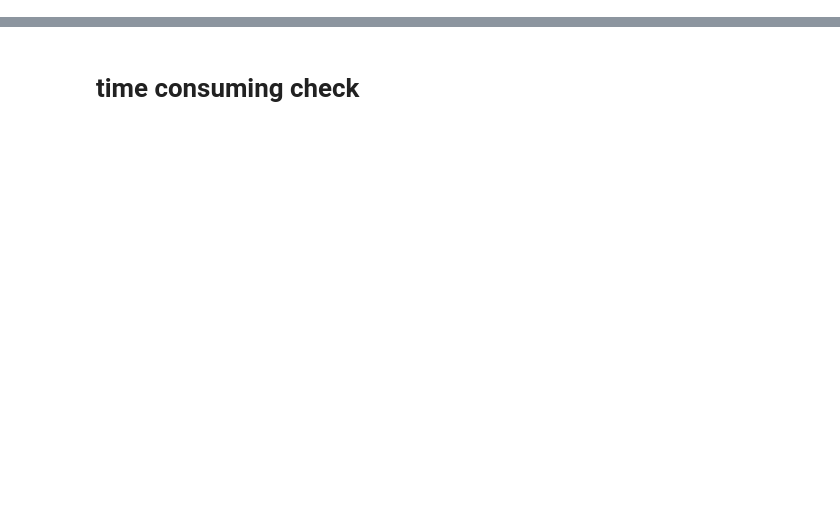
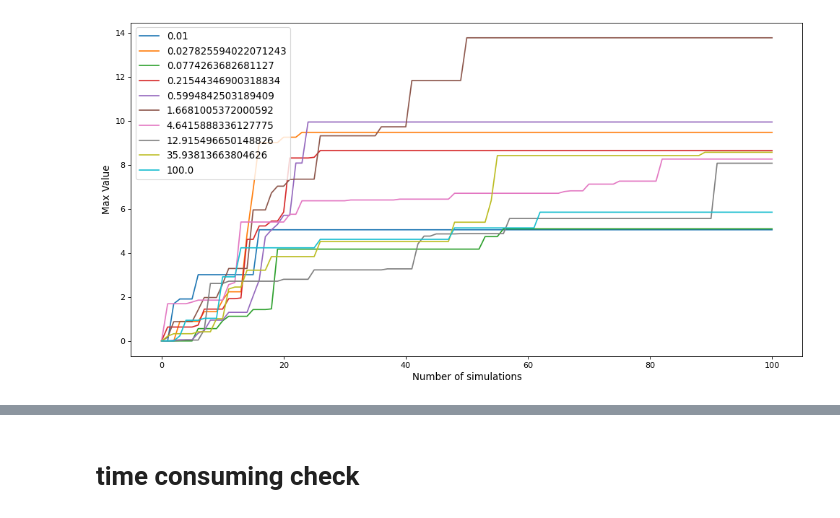
Before and after one commit to juju0111/pytamp, a Jupyter notebook: results/benchmark1/benchmark1_rearr_result_level_2.ipynb, the cells around one changed output, grey strips where cells are left out. Drawn from its saved outputs; the diff is of its cells as text; code cells hidden in the pictures; blank space fills up the shorter version.

```diff
--- a/results/benchmark1/benchmark1_rearr_result_level_2.ipynb
+++ b/results/benchmark1/benchmark1_rearr_result_level_2.ipynb
@@ -106 +107,5 @@ FileNotFoundError: [Errno 2] No such file or directory: 'benchmark1_rearr_result
+# %%
+plot_values(perturb_mean_level_1_values_flag_1, labels=bai_perturb_result_all_values_flag_1['c'])
+# %% [output]
+[figure, added]
 # %%
```
Also changed, not shown: parts of 12 cells of this notebook, 1 other file.
